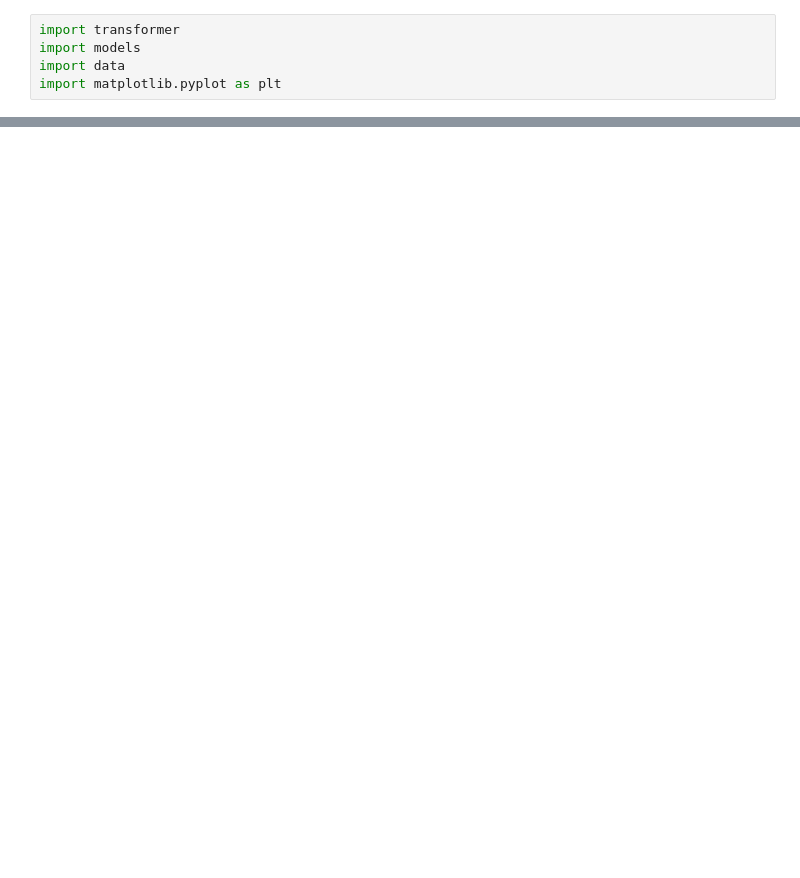
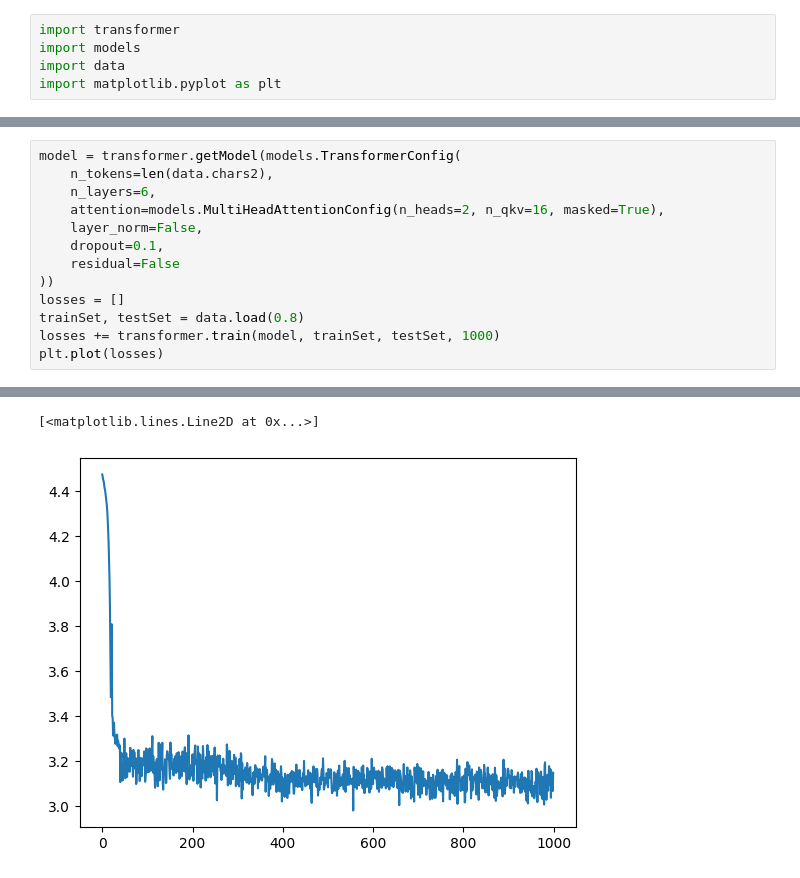
Before and after one commit to spensbot/Learning, a Jupyter notebook: ai/gpt/sandbox.ipynb, the cells around one changed output, grey strips where cells are left out. Drawn from its saved outputs; the diff is of its cells as text; blank space fills up the shorter version.

```diff
--- a/ai/gpt/sandbox.ipynb
+++ b/ai/gpt/sandbox.ipynb
@@ -62,0 +52,14 @@ KING GODDARD: lady in the heaven it is cold.
+# %%
+model = transformer.getModel(models.TransformerConfig(
+    n_tokens=len(data.chars2),
+    n_layers=6,
+    attention=models.MultiHeadAttentionConfig(n_heads=2, n_qkv=16, masked=True),
+    layer_norm=False,
+    dropout=0.1,
+    residual=False
+))
+losses = []
+trainSet, testSet = data.load(0.8)
+losses += transformer.train(model, trainSet, testSet, 1000)
+plt.plot(losses)
+# %% [output]
@@ -62,0 +83,2 @@ KING GODDARD: lady in the heaven it is cold.
+[<matplotlib.lines.Line2D at 0x...>]
+[figure, added]
```
Also changed, not shown: parts of 7 cells of this notebook, 2 other files.
